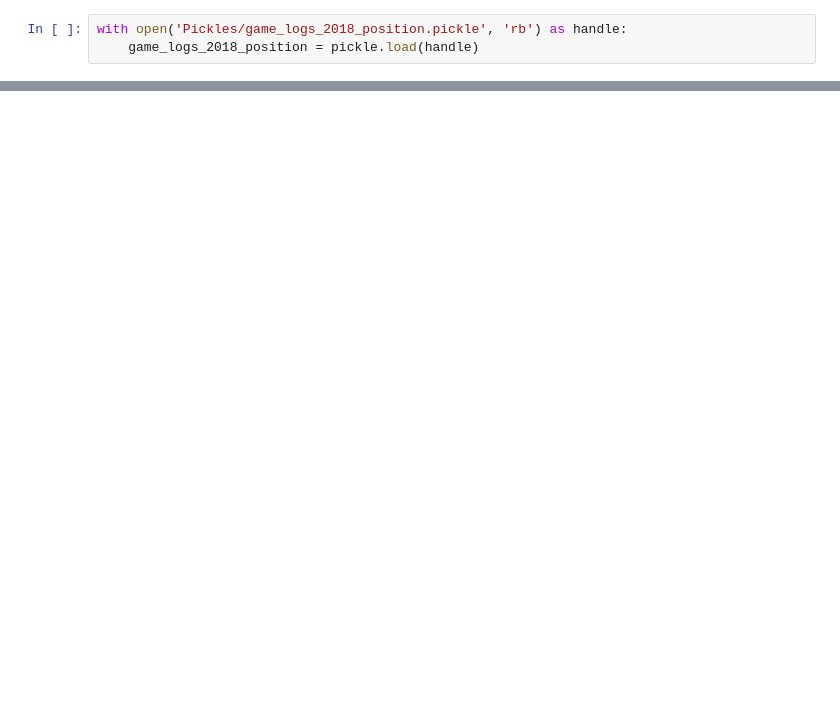
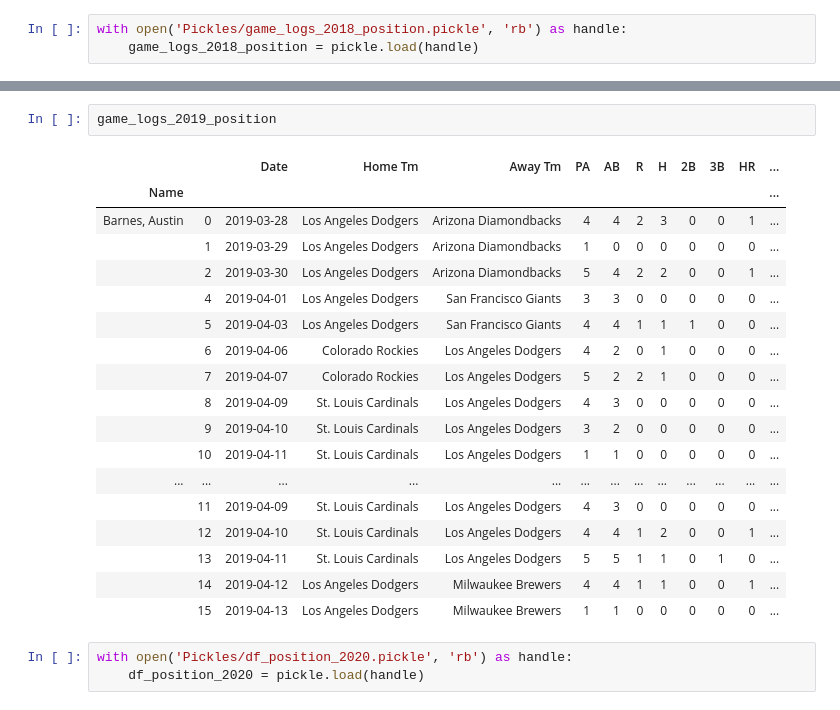
Before and after one commit to CoachCooz/Capstone-, a Jupyter notebook: Dashboards.ipynb, the cells around one changed output, grey strips where cells are left out. Cells and saved outputs as stored; diff of their text form; blank space fills up the shorter version.

```diff
--- a/Dashboards.ipynb
+++ b/Dashboards.ipynb
@@ -23,0 +84,24 @@ game_logs_2018_position
+# %%
+game_logs_2019_position
+# %% [output]
+|  |  | Date | Home Tm | Away Tm | PA | AB | R | H | 2B | 3B | HR | ... |
+| Name |  |  |  |  |  |  |  |  |  |  |  | ... |
+| Barnes, Austin | 0 | 2019-03-28 | Los Angeles Dodgers | Arizona Diamondbacks | 4 | 4 | 2 | 3 | 0 | 0 | 1 | ... |
+|  | 1 | 2019-03-29 | Los Angeles Dodgers | Arizona Diamondbacks | 1 | 0 | 0 | 0 | 0 | 0 | 0 | ... |
+|  | 2 | 2019-03-30 | Los Angeles Dodgers | Arizona Diamondbacks | 5 | 4 | 2 | 2 | 0 | 0 | 1 | ... |
+|  | 4 | 2019-04-01 | Los Angeles Dodgers | San Francisco Giants | 3 | 3 | 0 | 0 | 0 | 0 | 0 | ... |
+|  | 5 | 2019-04-03 | Los Angeles Dodgers | San Francisco Giants | 4 | 4 | 1 | 1 | 1 | 0 | 0 | ... |
+|  | 6 | 2019-04-06 | Colorado Rockies | Los Angeles Dodgers | 4 | 2 | 0 | 1 | 0 | 0 | 0 | ... |
+|  | 7 | 2019-04-07 | Colorado Rockies | Los Angeles Dodgers | 5 | 2 | 2 | 1 | 0 | 0 | 0 | ... |
+|  | 8 | 2019-04-09 | St. Louis Cardinals | Los Angeles Dodgers | 4 | 3 | 0 | 0 | 0 | 0 | 0 | ... |
+|  | 9 | 2019-04-10 | St. Louis Cardinals | Los Angeles Dodgers | 3 | 2 | 0 | 0 | 0 | 0 | 0 | ... |
+|  | 10 | 2019-04-11 | St. Louis Cardinals | Los Angeles Dodgers | 1 | 1 | 0 | 0 | 0 | 0 | 0 | ... |
+| ... | ... | ... | ... | ... | ... | ... | ... | ... | ... | ... | ... | ... |
+|  | 11 | 2019-04-09 | St. Louis Cardinals | Los Angeles Dodgers | 4 | 3 | 0 | 0 | 0 | 0 | 0 | ... |
+|  | 12 | 2019-04-10 | St. Louis Cardinals | Los Angeles Dodgers | 4 | 4 | 1 | 2 | 0 | 0 | 1 | ... |
+|  | 13 | 2019-04-11 | St. Louis Cardinals | Los Angeles Dodgers | 5 | 5 | 1 | 1 | 0 | 1 | 0 | ... |
+|  | 14 | 2019-04-12 | Los Angeles Dodgers | Milwaukee Brewers | 4 | 4 | 1 | 1 | 0 | 0 | 1 | ... |
+|  | 15 | 2019-04-13 | Los Angeles Dodgers | Milwaukee Brewers | 1 | 1 | 0 | 0 | 0 | 0 | 0 | ... |
+# %%
+with open('Pickles/df_position_2020.pickle', 'rb') as handle:
+    df_position_2020 = pickle.load(handle)
```
Also changed, not shown: parts of 60 cells of this notebook, 13 other files.
